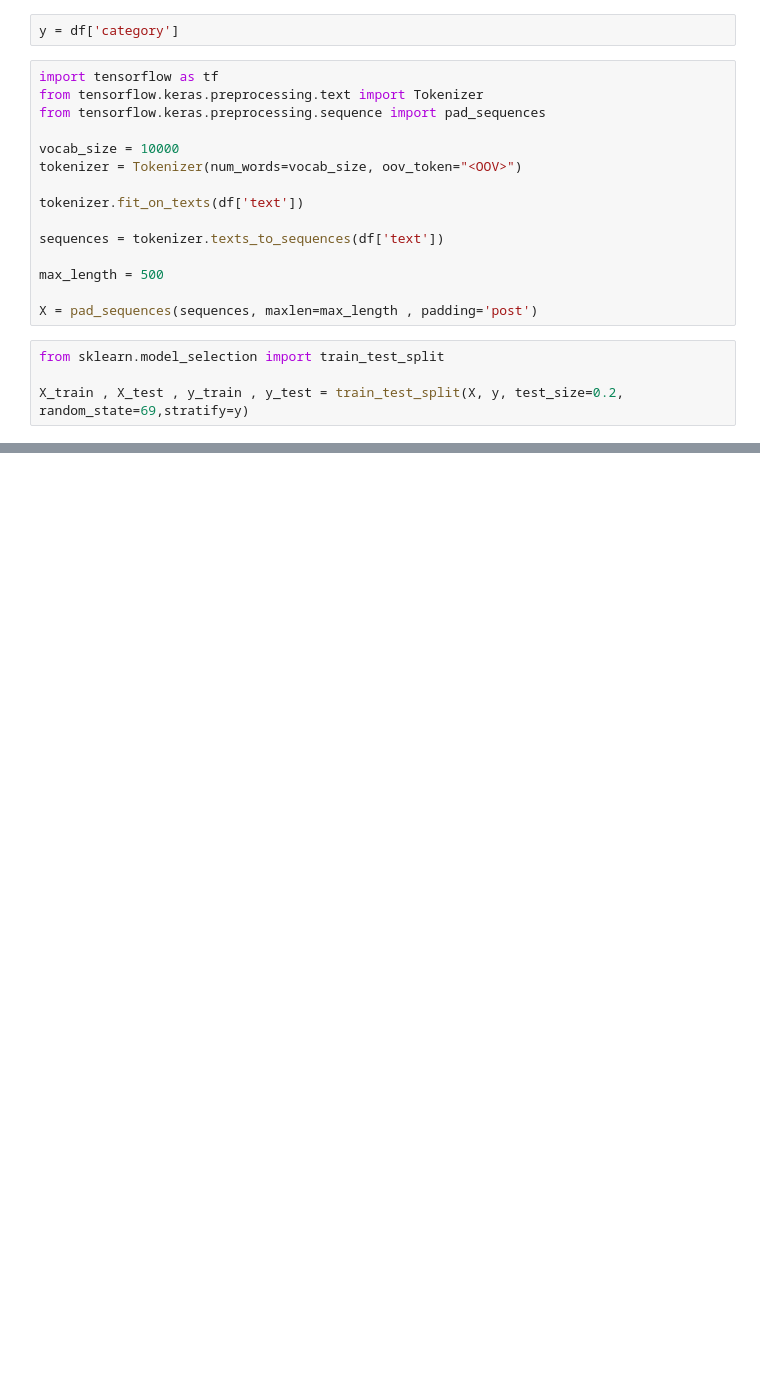
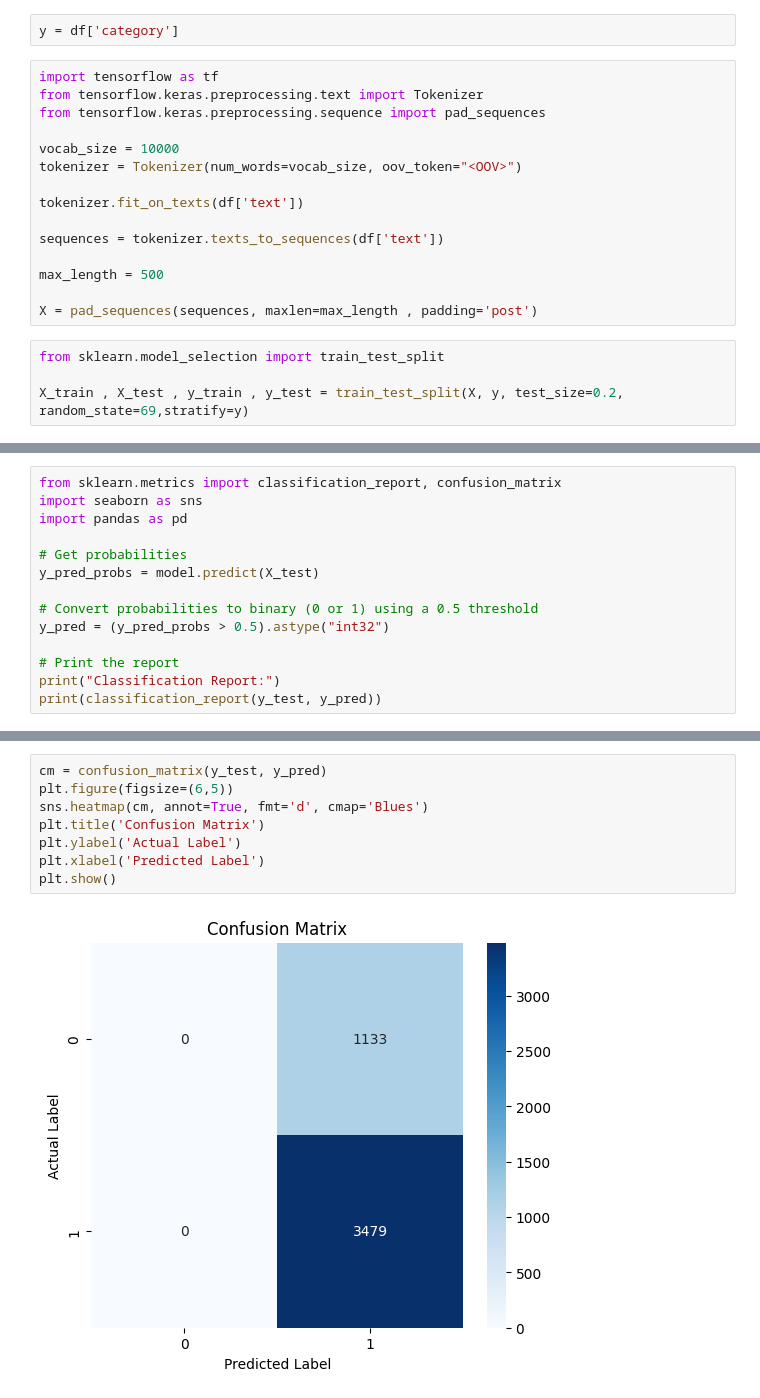
Before and after one commit to bunny-ml/Fake_news_detection, a Jupyter notebook: notebook/code.ipynb, the cells around one changed output, grey strips where cells are left out. Saved outputs shown, nothing was run; the diff lists cells and outputs as text; blank space fills up the shorter version.

```diff
--- a/notebook/code.ipynb
+++ b/notebook/code.ipynb
@@ -225,0 +288,14 @@ KeyboardInterrupt:
+# %%
+from sklearn.metrics import classification_report, confusion_matrix
+import seaborn as sns
+import pandas as pd
+
+# Get probabilities
+y_pred_probs = model.predict(X_test)
+
+# Convert probabilities to binary (0 or 1) using a 0.5 threshold
+y_pred = (y_pred_probs > 0.5).astype("int32")
+
+# Print the report
+print("Classification Report:")
+print(classification_report(y_test, y_pred))
@@ -225,0 +313,10 @@ KeyboardInterrupt:
+# %%
+cm = confusion_matrix(y_test, y_pred)
+plt.figure(figsize=(6,5))
+sns.heatmap(cm, annot=True, fmt='d', cmap='Blues')
+plt.title('Confusion Matrix')
+plt.ylabel('Actual Label')
+plt.xlabel('Predicted Label')
+plt.show()
+# %% [output]
+[figure, added]
```
Also changed, not shown: parts of 14 cells of this notebook.
